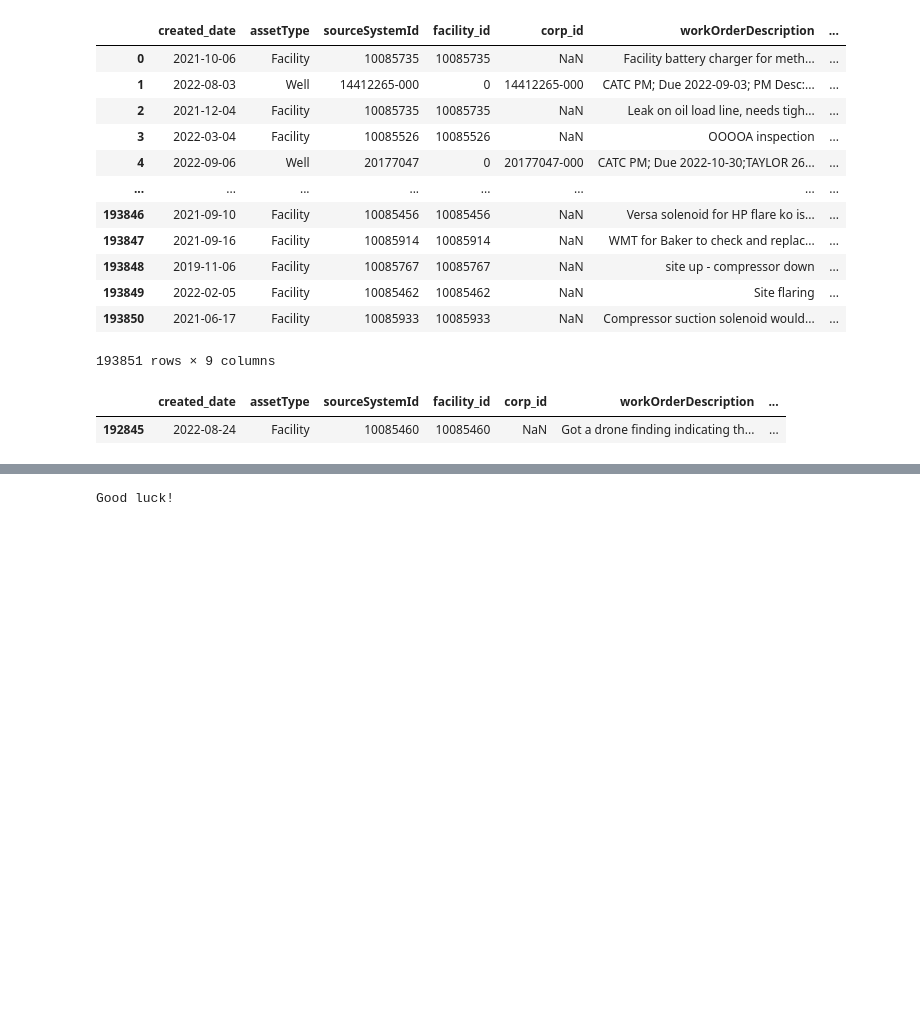
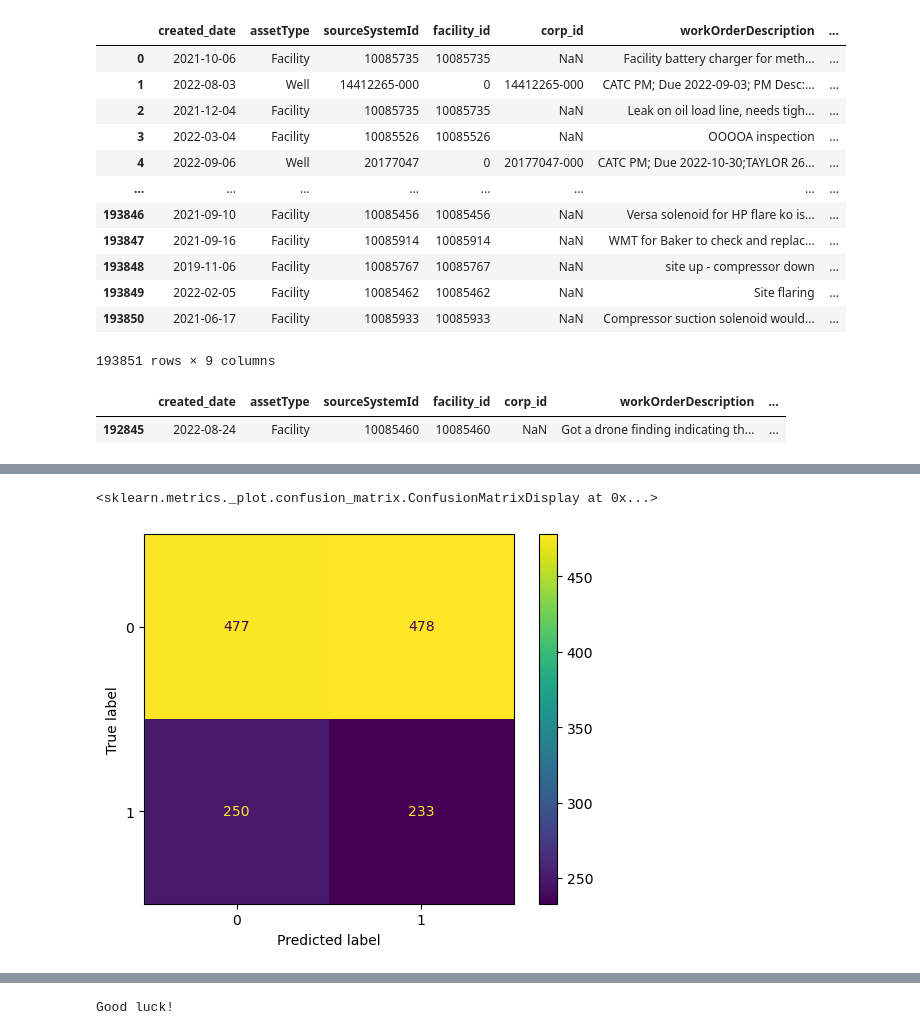
Before and after one commit to drewcornmesser/mines-Innov8x-bpx-challenge-s23, a Jupyter notebook: data_exploring_analysis.ipynb, the cells around one changed output, grey strips where cells are left out. Cells and saved outputs as stored; diff of their text form; code cells hidden in the pictures; blank space fills up the shorter version.

```diff
--- a/data_exploring_analysis.ipynb
+++ b/data_exploring_analysis.ipynb
@@ -166,0 +173,18 @@ df_workorder_460
+# %%
+from models import model_random, model_ground_truth
+
+df = df_thp_460.copy() # use df for easy reference
+pred_freq = timedelta(hours=2) # you decide how frequent to pred to maximize metrics, but should be at least every 6 hours
+
+t_strt = df.timestamp.iloc[0] + pred_freq
+t_stop = df.timestamp.iloc[-1]
+
+df_pred = []
+while t_strt <= t_stop - pred_freq:
+
+    print('Predicting hatch status at time: ', t_strt)
+    df_pred.append([t_strt, model_ground_truth(df, t_strt), model_random(df, t_strt)])
+
+    t_strt += pred_freq
+
+df_pred = pd.DataFrame(df_pred, columns = ['TimeStamp', 'Status_Truth', 'Status_Predicted'])
@@ -166,0 +217,7 @@ df_workorder_460
+# %%
+from sklearn.metrics import confusion_matrix, ConfusionMatrixDisplay, f1_score, recall_score, precision_score, accuracy_score
+conf_matrix = confusion_matrix(df_pred.Status_Truth, df_pred.Status_Predicted)
+ConfusionMatrixDisplay(conf_matrix).plot()
+# %% [output]
+<sklearn.metrics._plot.confusion_matrix.ConfusionMatrixDisplay at 0x...>
+[figure, added]
```
Also changed, not shown: parts of 10 cells of this notebook, 19 other files.
